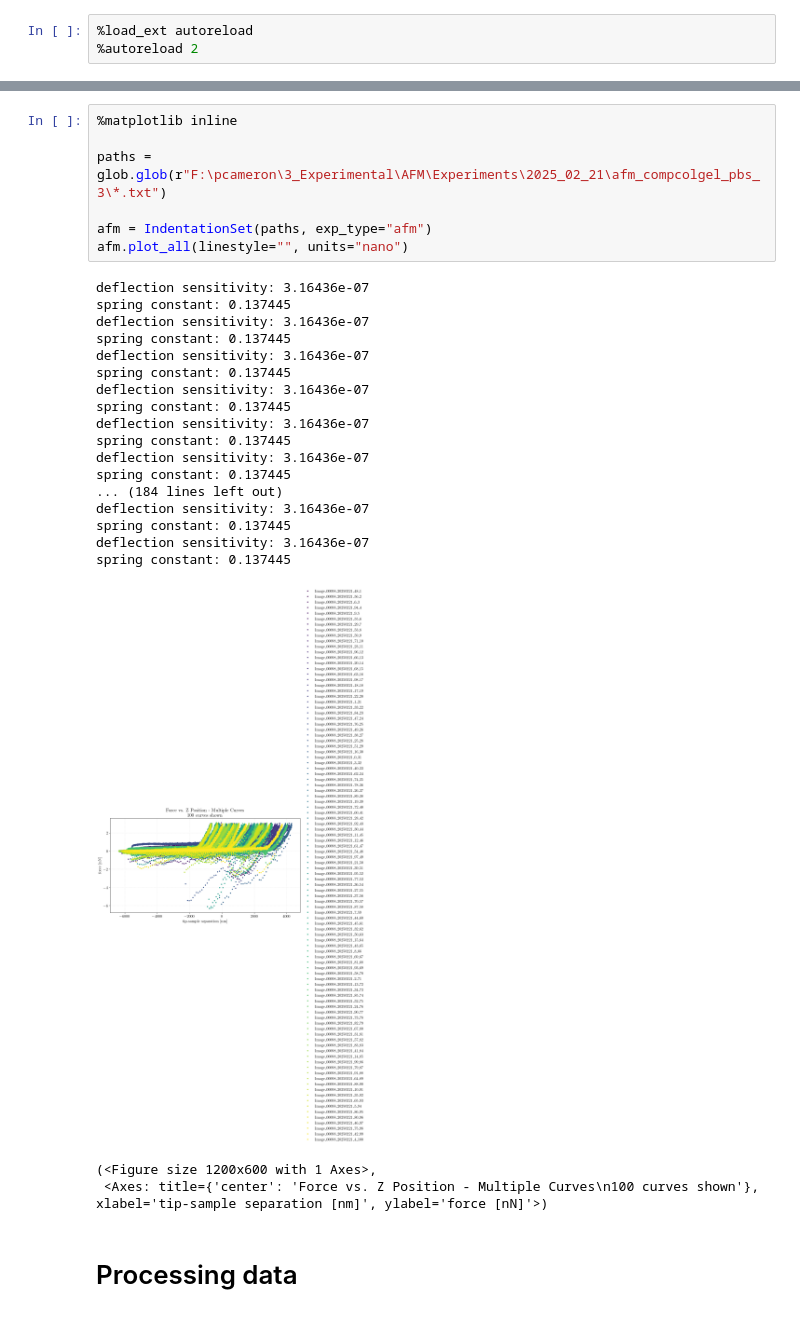
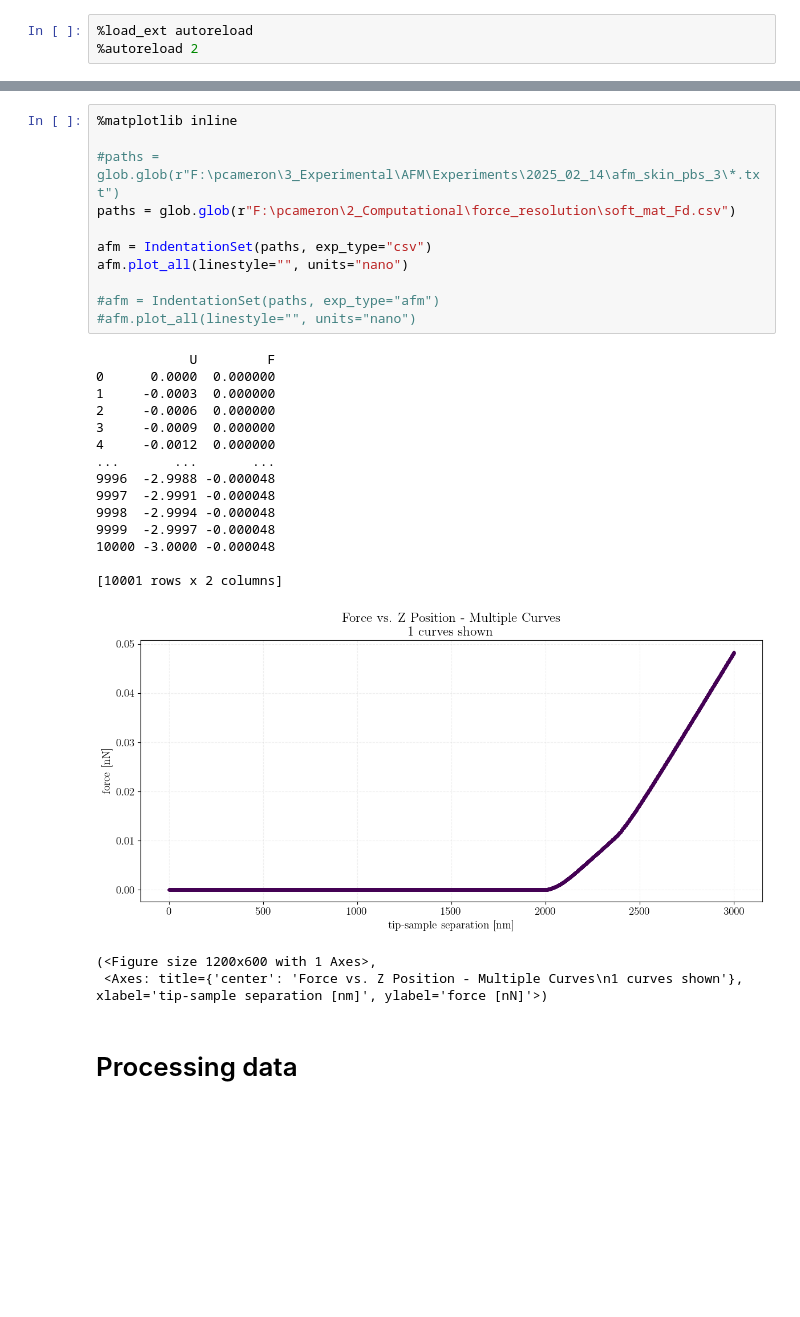
Before and after one commit to ecmscripts/indentation, a Jupyter notebook: AFM_PC.ipynb, the cells around one changed output, grey strips where cells are left out. Drawn from its saved outputs; the diff is of its cells as text; blank space fills up the shorter version.

```diff
--- a/AFM_PC.ipynb
+++ b/AFM_PC.ipynb
@@ -24,31 +24,32 @@ from indentation.ml.models import ConvClassifier_1, ConvClassifier_2
 # %%
 %matplotlib inline
 
-paths = glob.glob(r"F:\pcameron\3_Experimental\AFM\Experiments\2025_02_21\afm_compcolgel_pbs_3\*.txt")
+#paths = glob.glob(r"F:\pcameron\3_Experimental\AFM\Experiments\2025_02_14\afm_skin_pbs_3\*.txt")
+paths = glob.glob(r"F:\pcameron\2_Computational\force_resolution\soft_mat_Fd.csv")
 
-afm = IndentationSet(paths, exp_type="afm")
+afm = IndentationSet(paths, exp_type="csv")
 afm.plot_all(linestyle="", units="nano")
+
+#afm = IndentationSet(paths, exp_type="afm")
+#afm.plot_all(linestyle="", units="nano")
 # %% [output]
-deflection sensitivity: 3.16436e-07
-spring constant: 0.137445
-deflection sensitivity: 3.16436e-07
-spring constant: 0.137445
-deflection sensitivity: 3.16436e-07
-spring constant: 0.137445
-deflection sensitivity: 3.16436e-07
-spring constant: 0.137445
-deflection sensitivity: 3.16436e-07
-spring constant: 0.137445
-deflection sensitivity: 3.16436e-07
-spring constant: 0.137445
-... (184 lines left out)
-deflection sensitivity: 3.16436e-07
-spring constant: 0.137445
-deflection sensitivity: 3.16436e-07
-spring constant: 0.137445
+            U         F
+0      0.0000  0.000000
+1     -0.0003  0.000000
+2     -0.0006  0.000000
+3     -0.0009  0.000000
+4     -0.0012  0.000000
+...       ...       ...
+9996  -2.9988 -0.000048
+9997  -2.9991 -0.000048
+9998  -2.9994 -0.000048
+9999  -2.9997 -0.000048
+10000 -3.0000 -0.000048
+
+[10001 rows x 2 columns]
-[figure, old version]
+[figure, new version]
 (<Figure size 1200x600 with 1 Axes>,
- <Axes: title={'center': 'Force vs. Z Position - Multiple Curves\n100 curves shown'}, xlabel='tip-sample separation [nm]', ylabel='force [nN]'>)
+ <Axes: title={'center': 'Force vs. Z Position - Multiple Curves\n1 curves shown'}, xlabel='tip-sample separation [nm]', ylabel='force [nN]'>)
 # %% [markdown]
 # Processing data
 # %%
```
Also changed, not shown: parts of 4 cells of this notebook, 5 other files.
